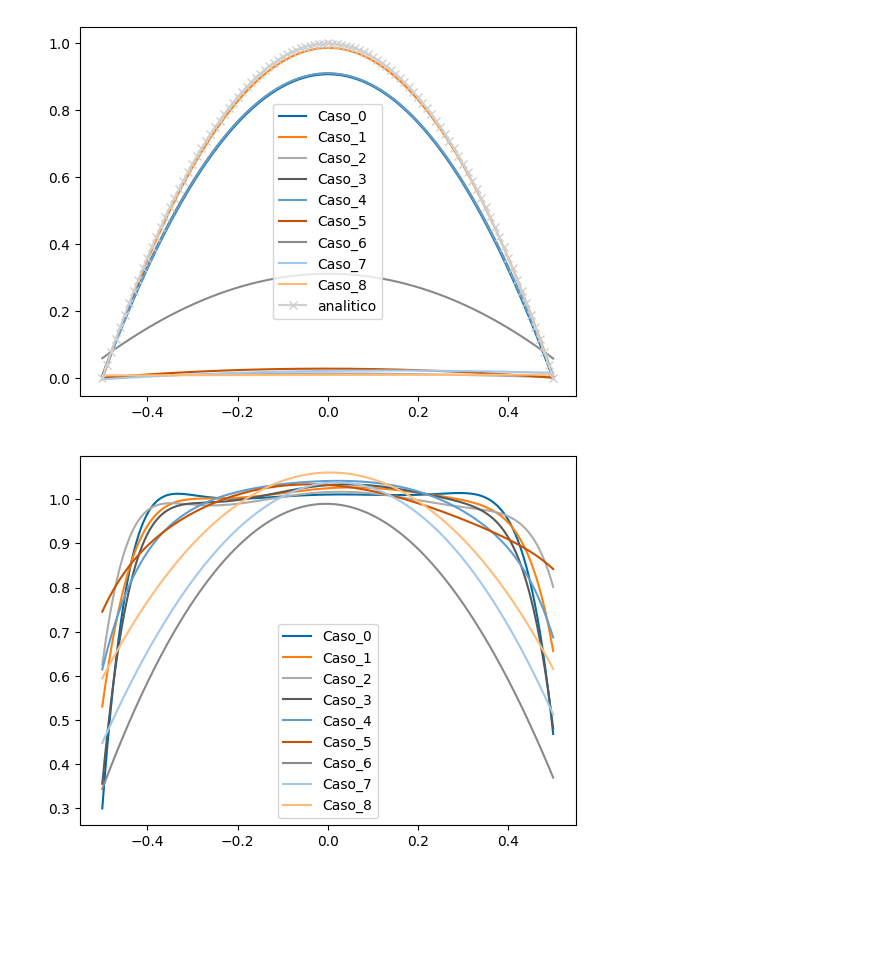
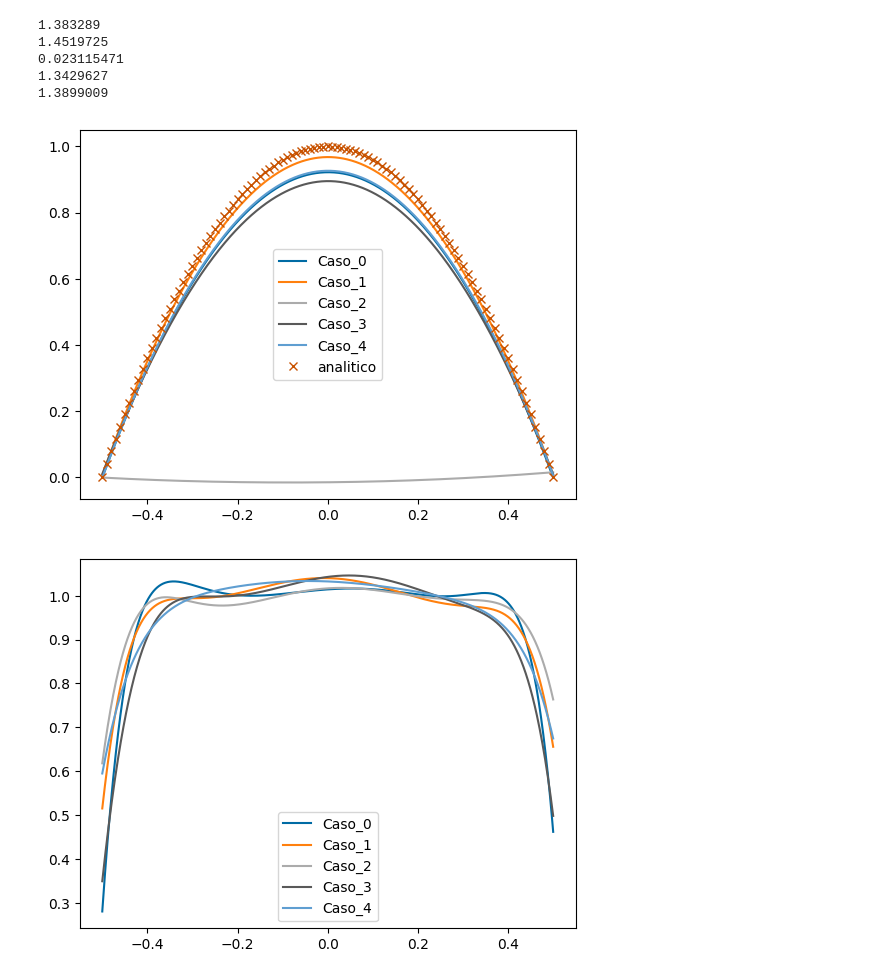
Before and after one commit to pabloharbar/deepxde-custom, a Jupyter notebook: notebooks/encit_analysis.ipynb, the cells around one changed output. Cells and saved outputs as stored; diff of their text form; code cells hidden in the pictures; blank space fills up the shorter version.

```diff
--- a/notebooks/encit_analysis.ipynb
+++ b/notebooks/encit_analysis.ipynb
@@ -5,7 +5,7 @@ import matplotlib.pyplot as plt
 plt.style.use('tableau-colorblind10')
 
 # case_list = [0, 1, 2, 3, 4, 5, 6, 7, 8, 27, 28, 29, 30, 31, 32, 33, 34, 35, 54, 55, 56, 57, 58, 59, 60, 61, 62]
-case_list = [0, 1, 2, 3, 4, 5, 6, 7, 8]
+case_list = [0, 1, 2, 3, 4]
 
 all_cases = [f"Caso_{i}" for i in case_list]
 missing_cases = []
@@ -92,35 +92,42 @@ plt.show()
 # %%
 plt.close()
 
 def u_analytic(x, mu, v_i, D, pressure_gradient):
     position = x - x.min()
     return np.array(
         1
         / mu
         * (
             position**2 / 2 * pressure_gradient
             + (mu * v_i / D - D / 2 * pressure_gradient) * position
         ),
         dtype=np.float32,
     )
 
 data = [d for c,d in outlet_data.items()][0]
 analytic_pos = data["Points_y"].to_numpy()[::10]
 u_prof = u_analytic(analytic_pos, 1, 0, 1, -12)
 u_max = u_prof.max()
 
 
 for case, data in outlet_data.items():
     # if int(case.replace("Caso_", "")) > 1:
     #     break
     plt.plot(data["Points_y"], data["u"] / u_max, label=case)
+    print(data["u"].max())
+    # plt.plot(data["Points_y"], data["u"] / data["u"].max(), label=case)
 
-plt.plot(analytic_pos, u_prof / u_max, label="analitico", marker="x")
+plt.plot(analytic_pos, u_prof / u_max, label="analitico", marker="x", linestyle="none")
 
 plt.legend()
 plt.show()
 # %% [output]
+1.383289
+1.4519725
+0.023115471
+1.3429627
+1.3899009
-[figure, old version]
+[figure, new version]
 # %%
 plt.close()
 
@@ -130,4 +137,4 @@ for case, data in inlet_data.items():
 plt.legend()
 plt.show()
 # %% [output]
-[figure, old version]
+[figure, new version]
```
Also changed, not shown: parts of 3 cells of this notebook, 2 other files.
